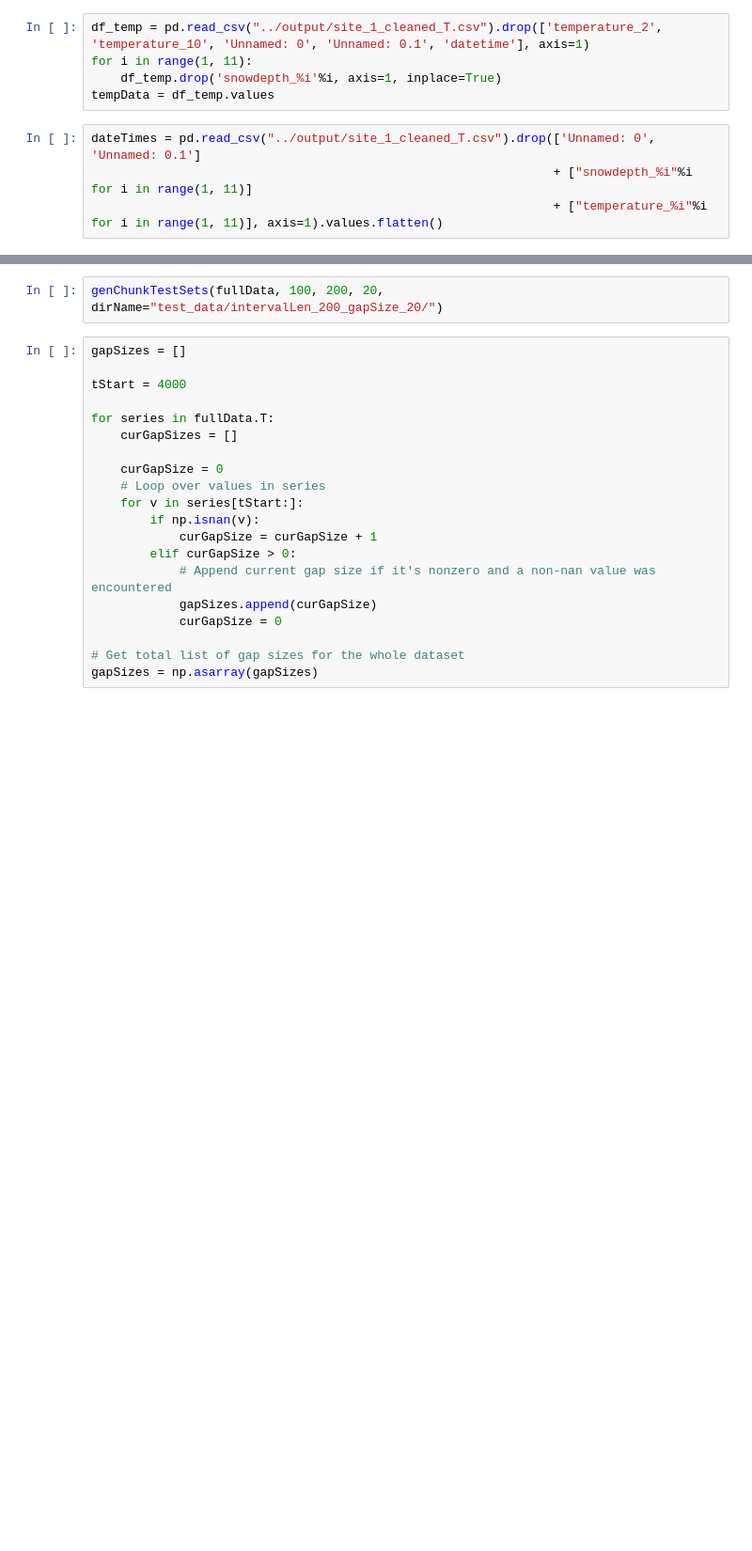
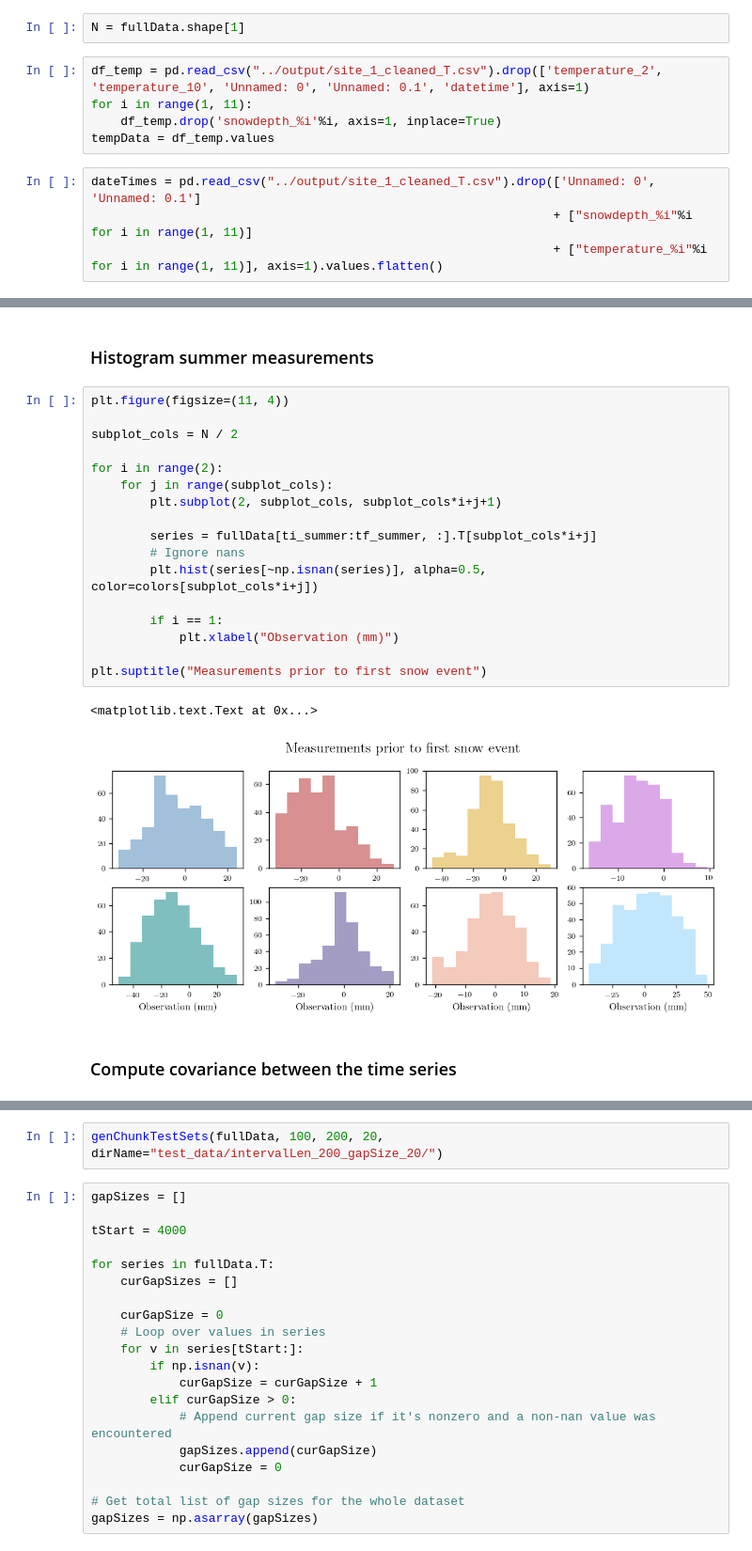
Before and after one commit to adam-coogan/snow_data_cleaning, a Jupyter notebook: scripts/DataExplorations.ipynb, the cells around one changed output, grey strips where cells are left out. Shown at 94% size. Cells and saved outputs as stored; diff of their text form; blank space fills up the shorter version.

```diff
--- a/scripts/DataExplorations.ipynb
+++ b/scripts/DataExplorations.ipynb
@@ -14,6 +54,8 @@ df_cleaned = loadAndClean("../output/site_1_cleaned_T.csv", toDrop=['snowdepth_2
 for i in range(1, 11):
     df_cleaned.drop('temperature_%i'%i, axis=1, inplace=True)
 fullData = df_cleaned.values
+# %%
+N = fullData.shape[1]
 # %%
 df_temp = pd.read_csv("../output/site_1_cleaned_T.csv").drop(['temperature_2', 'temperature_10', 'Unnamed: 0', 'Unnamed: 0.1', 'datetime'], axis=1)
 for i in range(1, 11):
@@ -25,0 +88,24 @@ dateTimes = pd.read_csv("../output/site_1_cleaned_T.csv").drop(['Unnamed: 0', 'U
+# %% [markdown]
+### Histogram summer measurements
+# %%
+plt.figure(figsize=(11, 4))
+
+subplot_cols = N / 2
+
+for i in range(2):
+    for j in range(subplot_cols):
+        plt.subplot(2, subplot_cols, subplot_cols*i+j+1)
+
+        series = fullData[ti_summer:tf_summer, :].T[subplot_cols*i+j]
+        # Ignore nans
+        plt.hist(series[~np.isnan(series)], alpha=0.5, color=colors[subplot_cols*i+j])
+
+        if i == 1:
+            plt.xlabel("Observation (mm)")
+
+plt.suptitle("Measurements prior to first snow event")
+# %% [output]
+<matplotlib.text.Text at 0x...>
+[figure, added]
+# %% [markdown]
+### Compute covariance between the time series
```
Also changed, not shown: parts of 11 cells of this notebook.
